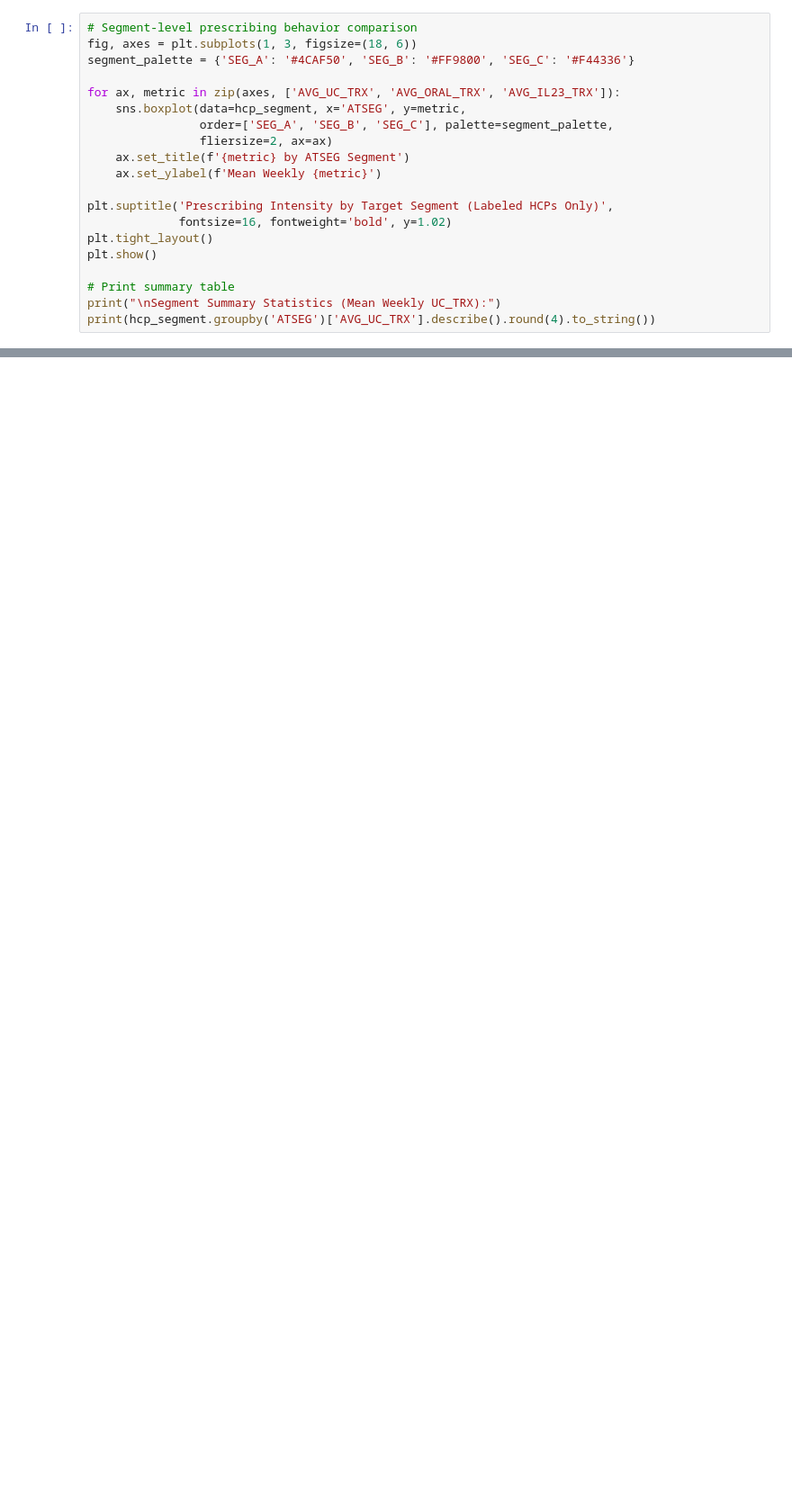
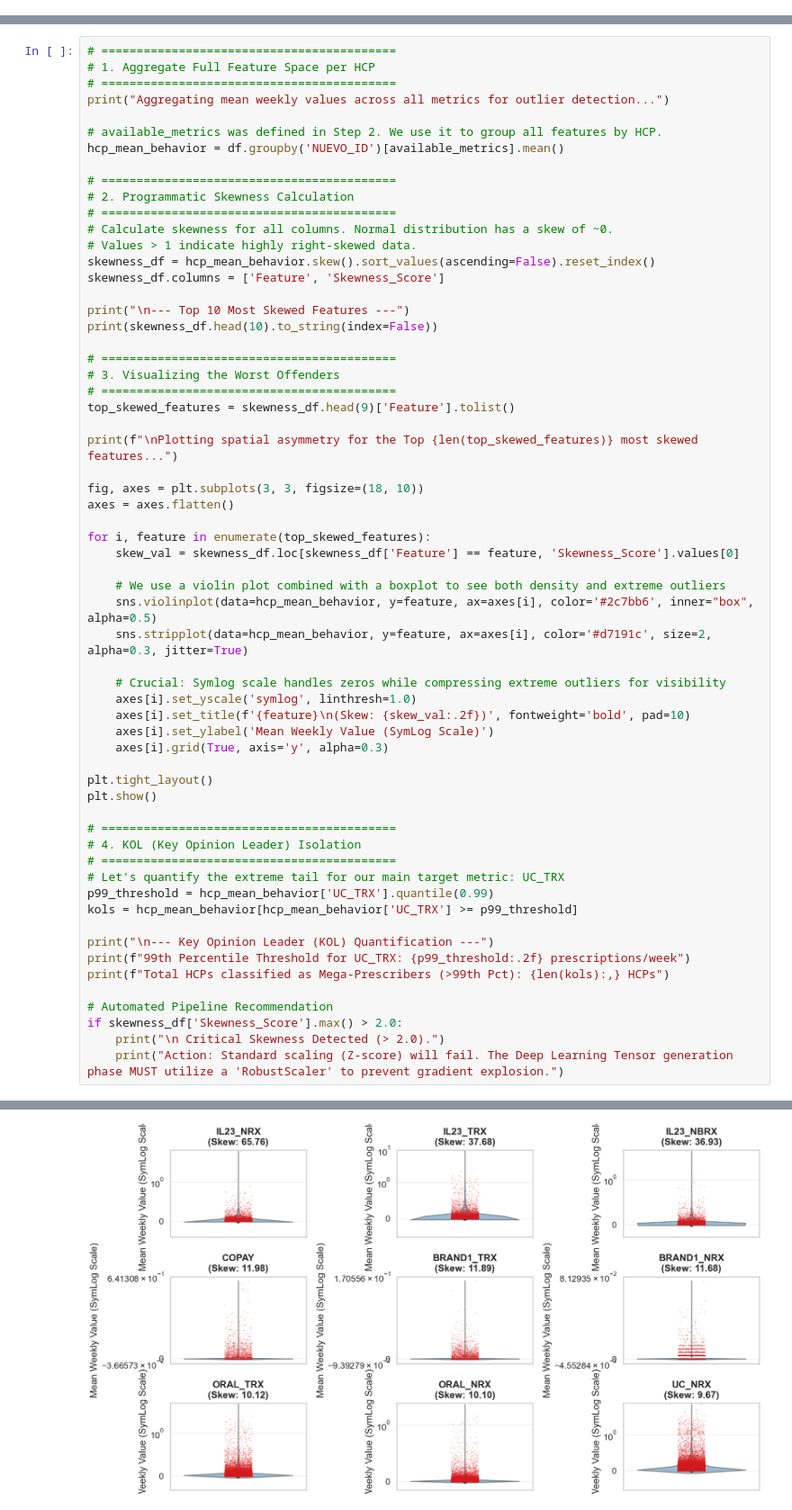
Before and after one commit to david-bazalduaa/Pfizer-segmentation-Ulcerative-Colitis, a Jupyter notebook: 01_exploratory_data_analysis.ipynb, the cells around one changed output, grey strips where cells are left out. Shown at 90% size. Drawn from its saved outputs; the diff is of its cells as text; blank space fills up the shorter version.

```diff
--- a/01_exploratory_data_analysis.ipynb
+++ b/01_exploratory_data_analysis.ipynb
@@ -284,20 +0,0 @@ print(f"\nTotal Labeled HCPs: {len(hcp_segment):,}")
-# %%
-# Segment-level prescribing behavior comparison
-fig, axes = plt.subplots(1, 3, figsize=(18, 6))
-segment_palette = {'SEG_A': '#4CAF50', 'SEG_B': '#FF9800', 'SEG_C': '#F44336'}
-
-for ax, metric in zip(axes, ['AVG_UC_TRX', 'AVG_ORAL_TRX', 'AVG_IL23_TRX']):
-    sns.boxplot(data=hcp_segment, x='ATSEG', y=metric,
-                order=['SEG_A', 'SEG_B', 'SEG_C'], palette=segment_palette,
-                fliersize=2, ax=ax)
-    ax.set_title(f'{metric} by ATSEG Segment')
-    ax.set_ylabel(f'Mean Weekly {metric}')
-
-plt.suptitle('Prescribing Intensity by Target Segment (Labeled HCPs Only)',
-             fontsize=16, fontweight='bold', y=1.02)
-plt.tight_layout()
-plt.show()
-
-# Print summary table
-print("\nSegment Summary Statistics (Mean Weekly UC_TRX):")
-print(hcp_segment.groupby('ATSEG')['AVG_UC_TRX'].describe().round(4).to_string())
@@ -582,0 +290,62 @@ df.drop(columns=['WEEK_NUM'], inplace=True, errors='ignore')
+# %%
+# ==========================================
+# 1. Aggregate Full Feature Space per HCP
+# ==========================================
+print("Aggregating mean weekly values across all metrics for outlier detection...")
+
+# available_metrics was defined in Step 2. We use it to group all features by HCP.
+hcp_mean_behavior = df.groupby('NUEVO_ID')[available_metrics].mean()
+
+# ==========================================
+# 2. Programmatic Skewness Calculation
+# ==========================================
+# Calculate skewness for all columns. Normal distribution has a skew of ~0.
+# Values > 1 indicate highly right-skewed data.
+skewness_df = hcp_mean_behavior.skew().sort_values(ascending=False).reset_index()
+skewness_df.columns = ['Feature', 'Skewness_Score']
+
+print("\n--- Top 10 Most Skewed Features ---")
+print(skewness_df.head(10).to_string(index=False))
+
+# ==========================================
+# 3. Visualizing the Worst Offenders
+# ==========================================
+top_skewed_features = skewness_df.head(9)['Feature'].tolist()
+
+print(f"\nPlotting spatial asymmetry for the Top {len(top_skewed_features)} most skewed features...")
+
+fig, axes = plt.subplots(3, 3, figsize=(18, 10))
+axes = axes.flatten()
+
+for i, feature in enumerate(top_skewed_features):
+    skew_val = skewness_df.loc[skewness_df['Feature'] == feature, 'Skewness_Score'].values[0]
+
+    # We use a violin plot combined with a boxplot to see both density and extreme outliers
+    sns.violinplot(data=hcp_mean_behavior, y=feature, ax=axes[i], color='#2c7bb6', inner="box", alpha=0.5)
+    sns.stripplot(data=hcp_mean_behavior, y=feature, ax=axes[i], color='#d7191c', size=2, alpha=0.3, jitter=True)
+
+    # Crucial: Symlog scale handles zeros while compressing extreme outliers for visibility
+    axes[i].set_yscale('symlog', linthresh=1.0)
+    axes[i].set_title(f'{feature}\n(Skew: {skew_val:.2f})', fontweight='bold', pad=10)
+    axes[i].set_ylabel('Mean Weekly Value (SymLog Scale)')
+    axes[i].grid(True, axis='y', alpha=0.3)
+
+plt.tight_layout()
+plt.show()
+
+# ==========================================
+# 4. KOL (Key Opinion Leader) Isolation
+# ==========================================
+# Let's quantify the extreme tail for our main target metric: UC_TRX
+p99_threshold = hcp_mean_behavior['UC_TRX'].quantile(0.99)
+kols = hcp_mean_behavior[hcp_mean_behavior['UC_TRX'] >= p99_threshold]
+
+print("\n--- Key Opinion Leader (KOL) Quantification ---")
+print(f"99th Percentile Threshold for UC_TRX: {p99_threshold:.2f} prescriptions/week")
+print(f"Total HCPs classified as Mega-Prescribers (>99th Pct): {len(kols):,} HCPs")
+
+# Automated Pipeline Recommendation
+if skewness_df['Skewness_Score'].max() > 2.0:
+    print("\n Critical Skewness Detected (> 2.0).")
+    print("Action: Standard scaling (Z-score) will fail. The Deep Learning Tensor generation phase MUST utilize a 'RobustScaler' to prevent gradient explosion.")
+# %% [output]
@@ -582,0 +368 @@ df.drop(columns=['WEEK_NUM'], inplace=True, errors='ignore')
+[figure, added]
```
Also changed, not shown: parts of 51 cells of this notebook, 2 other files.
